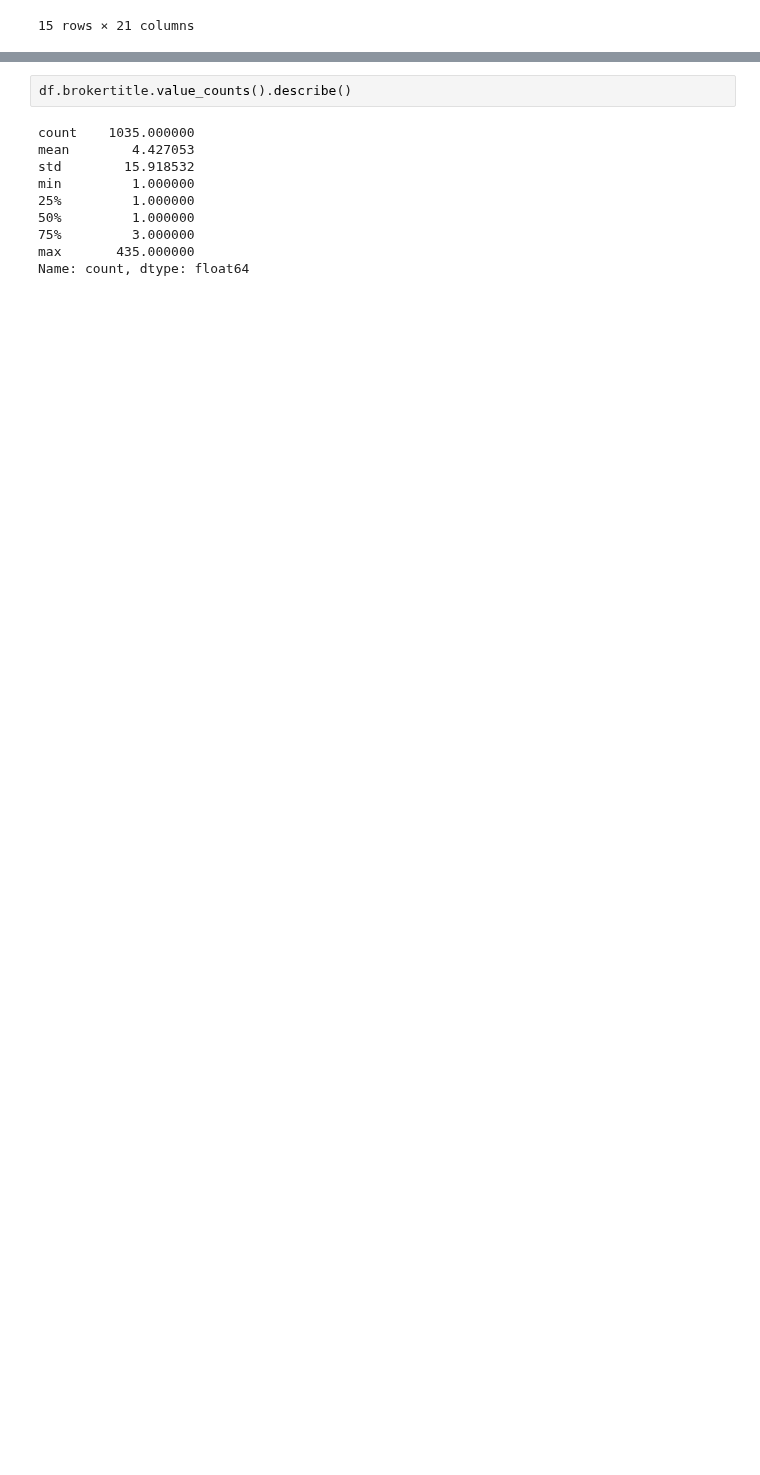
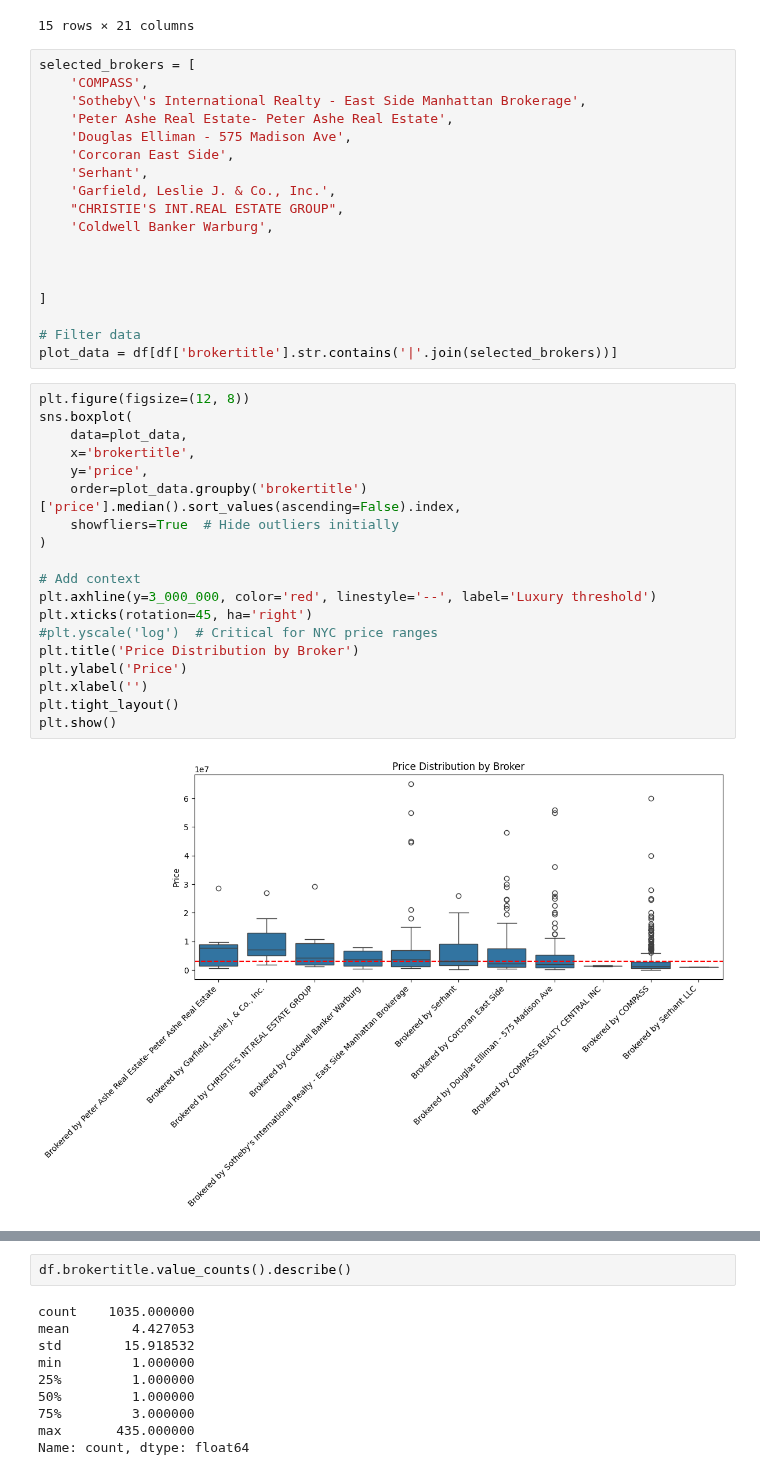
Before and after one commit to codekot/nyc-housing-project, a Jupyter notebook: notebooks/nyc_2024.ipynb, the cells around one changed output, grey strips where cells are left out. Saved outputs shown, nothing was run; the diff lists cells and outputs as text; blank space fills up the shorter version.

Commit message:
Finish brokers exploring

```diff
--- a/notebooks/nyc_2024.ipynb
+++ b/notebooks/nyc_2024.ipynb
@@ -536,3 +536,42 @@ df.sort_values(by='price', ascending=False).head(15)
 | 4270 | Brokered by Corcoran East Side | Co-op for sale | 32000000 | 4 | 6 | 2184.207862 | 944 Fifth Ave # 3FL | New York, NY 10021 | 944 Fifth Ave # 3FLNew York, NY 1... | ... |
 | 2596 | Brokered by Reserve | Co-op for sale | 32000000 | 4 | 6 | 7500.000000 | 383 W Broadway | New York, NY 10012 | 383 W BroadwayNew York, NY 10012 | ... |
 15 rows × 21 columns
+# %%
+selected_brokers = [
+    'COMPASS',
+    'Sotheby\'s International Realty - East Side Manhattan Brokerage',
+    'Peter Ashe Real Estate- Peter Ashe Real Estate',
+    'Douglas Elliman - 575 Madison Ave',
+    'Corcoran East Side',
+    'Serhant',
+    'Garfield, Leslie J. & Co., Inc.',
+    "CHRISTIE'S INT.REAL ESTATE GROUP",
+    'Coldwell Banker Warburg',
+
+
+
+]
+
+# Filter data
+plot_data = df[df['brokertitle'].str.contains('|'.join(selected_brokers))]
+# %%
+plt.figure(figsize=(12, 8))
+sns.boxplot(
+    data=plot_data,
+    x='brokertitle',
+    y='price',
+    order=plot_data.groupby('brokertitle')['price'].median().sort_values(ascending=False).index,
+    showfliers=True  # Hide outliers initially
+)
+
+# Add context
+plt.axhline(y=3_000_000, color='red', linestyle='--', label='Luxury threshold')
+plt.xticks(rotation=45, ha='right')
+#plt.yscale('log')  # Critical for NYC price ranges
+plt.title('Price Distribution by Broker')
+plt.ylabel('Price')
+plt.xlabel('')
+plt.tight_layout()
+plt.show()
+# %% [output]
+[figure, added]
```
Also changed, not shown: parts of 13 cells of this notebook.
